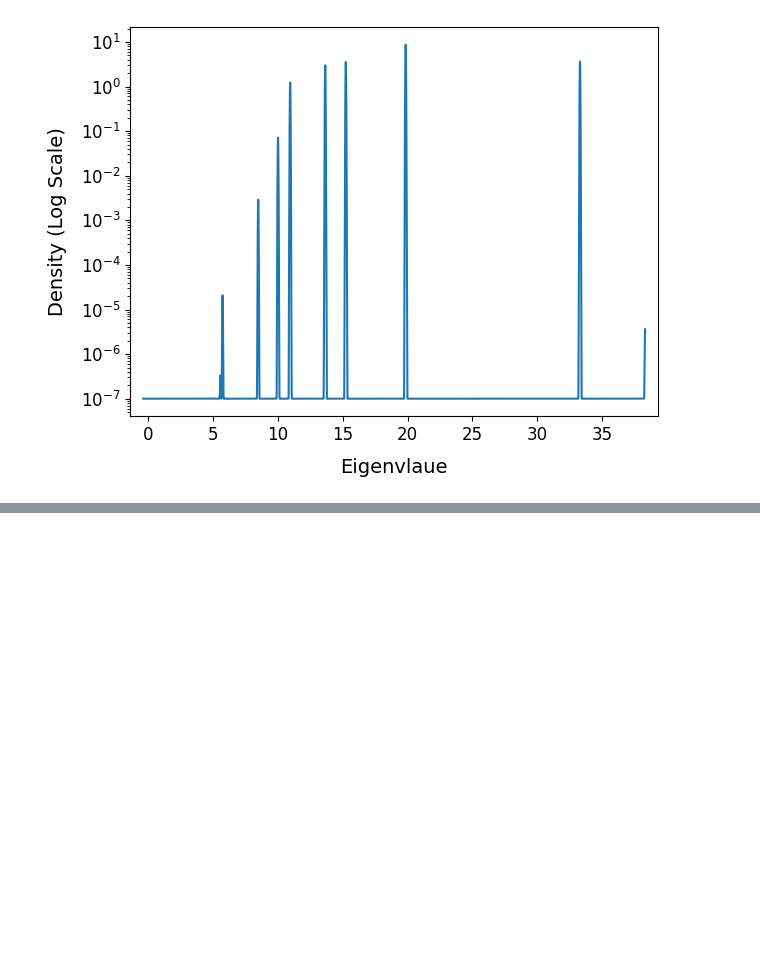
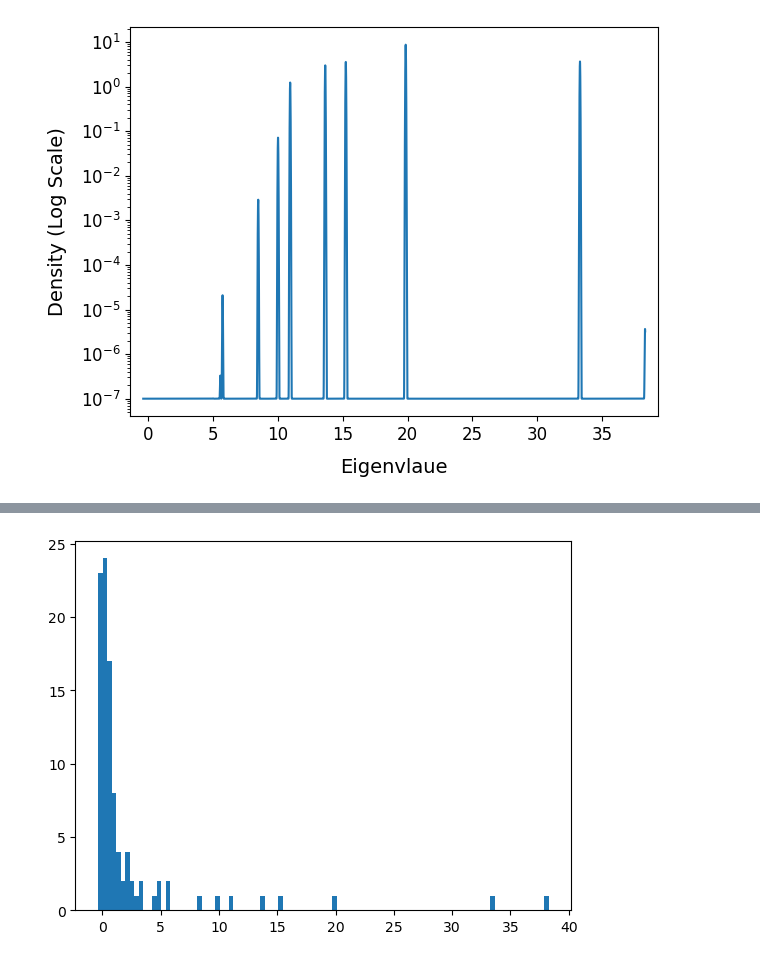
Before and after one commit to Aarsh-Wankar/DeepHessian, a Jupyter notebook: hessian_cnns.ipynb, the cells around one changed output, grey strips where cells are left out. Cells and saved outputs as stored; diff of their text form; code cells hidden in the pictures; blank space fills up the shorter version.

```diff
--- a/hessian_cnns.ipynb
+++ b/hessian_cnns.ipynb
@@ -221,3 +225,6 @@ get_esd_plot(density_eigen, density_weight, save_path='cifar_10.png')
 # print(top_eigenvalues)
 # %%
 # top_eigenvector[0][2].shape
+# %%
+eigs = np.load('density_eigen_cnn_cifar_10.npy')
+weights = np.load('density_weight_cnn_cifar_10.npy')
@@ -223,0 +250,6 @@ get_esd_plot(density_eigen, density_weight, save_path='cifar_10.png')
+# %%
+plt.hist(eigs[0], bins=100)
+# Find a smooth curve for the histogram
+plt.show()
+# %% [output]
+[figure, added]
```
Also changed, not shown: parts of 5 cells of this notebook.
